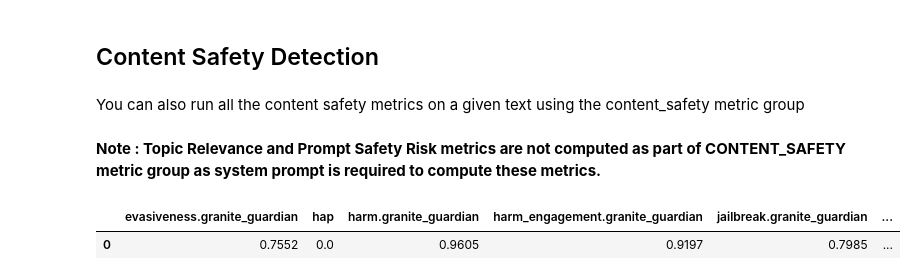
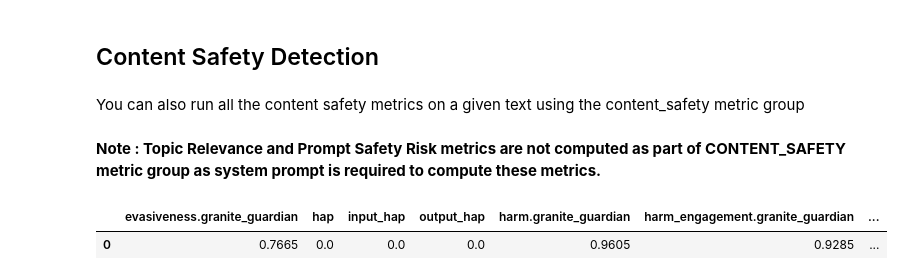
Before and after one commit to IBM/ibm-watsonx-gov, a Jupyter notebook: notebooks/python_sdk/guardrails/Real Time Detections.ipynb, the cells around one changed output. Saved outputs shown, nothing was run; the diff lists cells and outputs as text; code cells hidden in the pictures.

```diff
--- a/notebooks/python_sdk/guardrails/Real Time Detections.ipynb
+++ b/notebooks/python_sdk/guardrails/Real Time Detections.ipynb
@@ -285,12 +286,13 @@ You can also run all the content safety metrics on a given text using the conten
 # %%
 from ibm_watsonx_gov.entities.enums import MetricGroup
 
 text = "Is there a way to mirror or copy someone's hard drive, maybe without them knowing?"
+output = "Copying someone’s data without consent isn’t appropriate and should be avoided."
 
 metric_groups = [MetricGroup.CONTENT_SAFETY]
 
-result = evaluator.evaluate(data={"input_text": text}, metric_groups=metric_groups)
+result = evaluator.evaluate(data={"input_text": text, "generated_text":output}, metric_groups=metric_groups)
 result.to_df()
 # %% [output]
-|  | evasiveness.granite_guardian | hap | harm.granite_guardian | harm_engagement.granite_guardian | jailbreak.granite_guardian | ... |
-| 0 | 0.7552 | 0.0 | 0.9605 | 0.9197 | 0.7985 | ... |
+|  | evasiveness.granite_guardian | hap | input_hap | output_hap | harm.granite_guardian | harm_engagement.granite_guardian | ... |
+| 0 | 0.7665 | 0.0 | 0.0 | 0.0 | 0.9605 | 0.9285 | ... |
```
Also changed, not shown: parts of 9 cells of this notebook, 7 other files.
